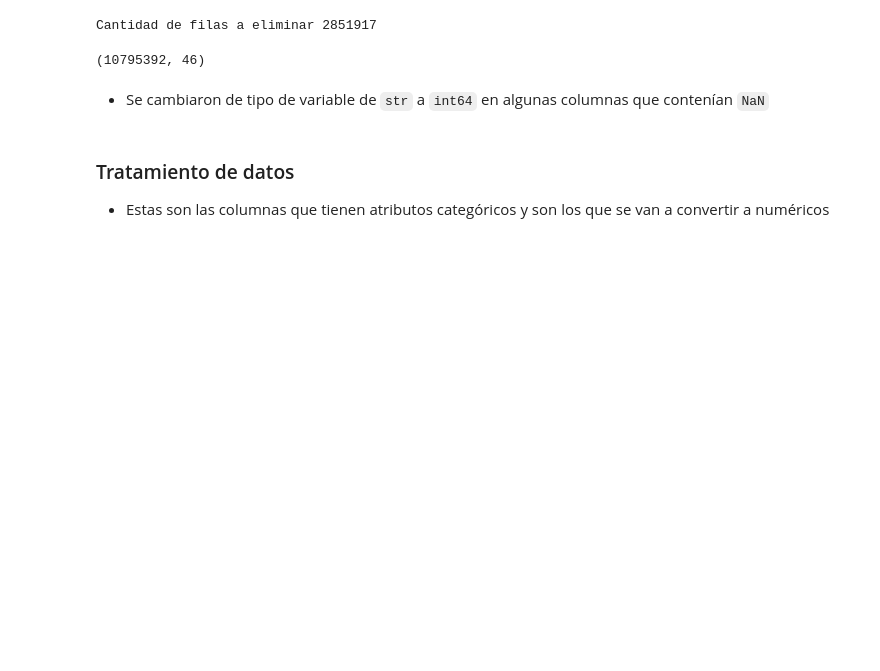
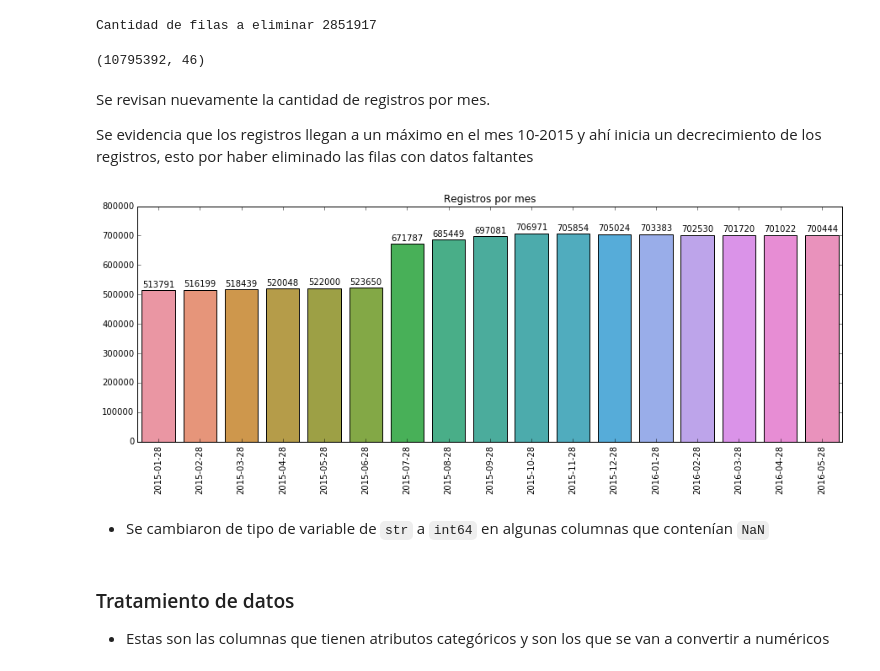
Before and after one commit to sergioml/degree_project, a Jupyter notebook: data_exploration_V2.ipynb, the cells around one changed output. Drawn from its saved outputs; the diff is of its cells as text; code cells hidden in the pictures; blank space fills up the shorter version.

```diff
--- a/data_exploration_V2.ipynb
+++ b/data_exploration_V2.ipynb
@@ -55,6 +78,24 @@ df.drop(missing_index, inplace=True, axis=0)
 df.shape
 # %% [output]
 (10795392, 46)
+# %% [markdown]
+Se revisan nuevamente la cantidad de registros por mes.
+
+Se evidencia que los registros llegan a un máximo en el mes 10-2015 y ahí inicia un decrecimiento de los registros, esto por haber eliminado las filas con datos faltantes
+# %%
+dates = df.fecha_dato.value_counts().sort_index()
+fecha_dato = [str(date).split()[0] for date in dates.index]
+count_dates = dates.values
+
+plt.figure(figsize=(15, 5))
+sns.barplot(fecha_dato, count_dates)
+plt.xticks(rotation='vertical')
+plt.title('Registros por mes')
+
+for i, count in enumerate(count_dates):
+    plt.text(i, count*1.01, count, ha='center', va='bottom')
+# %% [output]
+[figure, added]
 # %% [markdown]
 * Se cambiaron de tipo de variable de `str` a `int64` en algunas columnas que contenían `NaN`
 # %%
```
Also changed, not shown: parts of 5 cells of this notebook.
